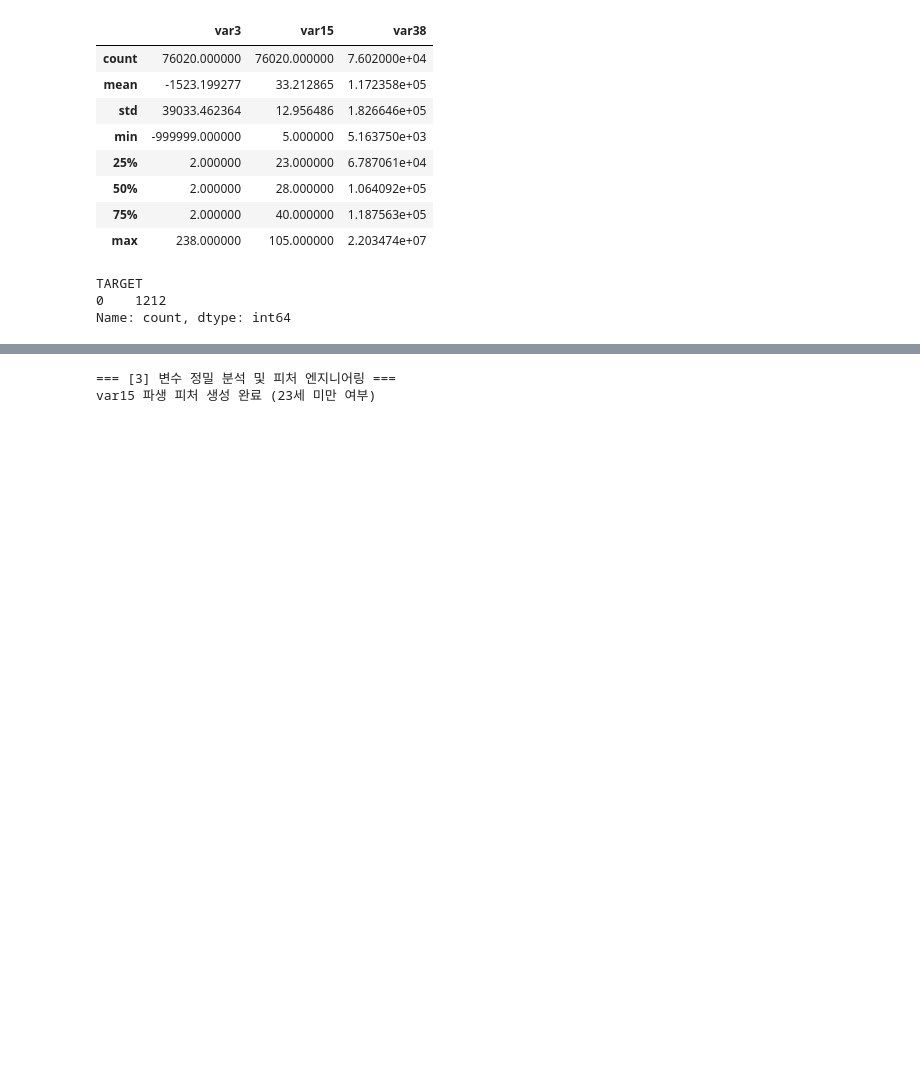
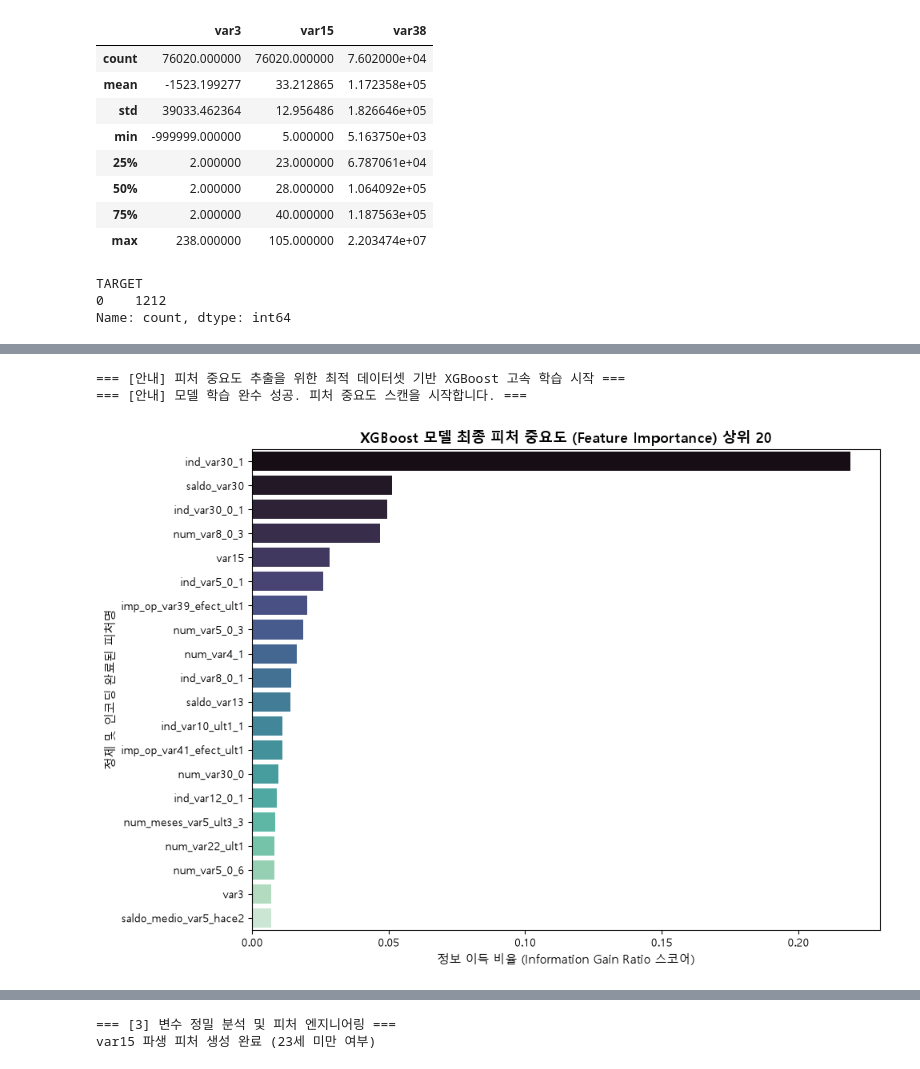
Before and after one commit to jcs19752510-ui/semi_project, a Jupyter notebook: 정영찬/SEMI-PROJECT.ipynb, the cells around one changed output, grey strips where cells are left out. Saved outputs shown, nothing was run; the diff lists cells and outputs as text; code cells hidden in the pictures; blank space fills up the shorter version.

```diff
--- a/정영찬/SEMI-PROJECT.ipynb
+++ b/정영찬/SEMI-PROJECT.ipynb
@@ -378,0 +487,68 @@ Name: count, dtype: int64
+# %%
+import numpy as np
+import pandas as pd
+import matplotlib.pyplot as plt
+import seaborn as sns
+from xgboost import XGBClassifier
+from sklearn.metrics import roc_auc_score
+from sklearn.model_selection import train_test_split
+
+# 1. 완벽하게 정제된 마스터 데이터셋(74,119건) 기준 독립적 데이터 분할 재동기화
+X_train, X_test, y_train, y_test = train_test_split(
+    X_features, y_labels, test_size=0.2, random_state=156, stratify=y_labels
+)
+
+# [대조 실험군 복사 및 로그 변환 안전 주사]
+X_train_log = X_train.copy()
+X_test_log = X_test.copy()
+X_train_log['var38'] = np.log1p(X_train_log['var38'].astype(float))
+X_test_log['var38'] = np.log1p(X_test_log['var38'].astype(float))
+
+
+# 2. 최신 문법 파라미터 규격에 맞춰 정의된 XGBoost 인스턴스 빌드 🚀
+xgb_log = XGBClassifier(
+    n_estimators=500,
+    learning_rate=0.05,
+    max_depth=5,
+    min_child_weight=5,
+    subsample=0.8,
+    colsample_bytree=0.8,
+    early_stopping_rounds=100, # 최신 버전 문법 규격 생성자 배치 완료
+    eval_metric='auc',
+    random_state=156
+)
+
+print("=== [안내] 피처 중요도 추출을 위한 최적 데이터셋 기반 XGBoost 고속 학습 시작 ===")
+# 3. 로그 변환이 완료된 데이터셋 기반으로 전격 학습 집행
+xgb_log.fit(
+    X_train_log, y_train,
+    eval_set=[(X_train_log, y_train), (X_test_log, y_test)],
+    verbose=False # 출력 창 과부하 방지
+)
+print("=== [안내] 모델 학습 완수 성공. 피처 중요도 스캔을 시작합니다. ===")
+
+
+# 4. 학습 완료된 인스턴스(xgb_log) 내부에서 정보 이득(Information Gain) 스코어 추출
+importances = xgb_log.feature_importances_
+indices = np.argsort(importances)[::-1][:20] # 상위 20개 정렬 인덱스 추출
+
+# 인코딩되어 늘어난 더미 피처명과 매핑
+top_features = [X_train_log.columns[i] for i in indices]
+top_importances = importances[indices]
+
+
+# 5. 한글 깨짐 방지 폰트 옵션을 내장하여 웅장한 가로형 바 차트 시각화 출력
+plt.rc('font', family='Malgun Gothic') # 맥 환경인 경우 'AppleGothic'으로 자동 매핑 권장
+plt.rcParams['axes.unicode_minus'] = False
+
+plt.figure(figsize=(10, 7))
+sns.barplot(x=top_importances, y=top_features, palette='mako')
+plt.title("XGBoost 모델 최종 피처 중요도 (Feature Importance) 상위 20", fontsize=13, fontweight='bold')
+plt.xlabel("정보 이득 비율 (Information Gain Ratio 스코어)", fontsize=11)
+plt.ylabel("정제 및 인코딩 완료된 피처명", fontsize=11)
+plt.tight_layout()
+plt.show()
+# %% [output]
+=== [안내] 피처 중요도 추출을 위한 최적 데이터셋 기반 XGBoost 고속 학습 시작 ===
+=== [안내] 모델 학습 완수 성공. 피처 중요도 스캔을 시작합니다. ===
+[figure, added]
```
Also changed, not shown: parts of 13 cells of this notebook.
